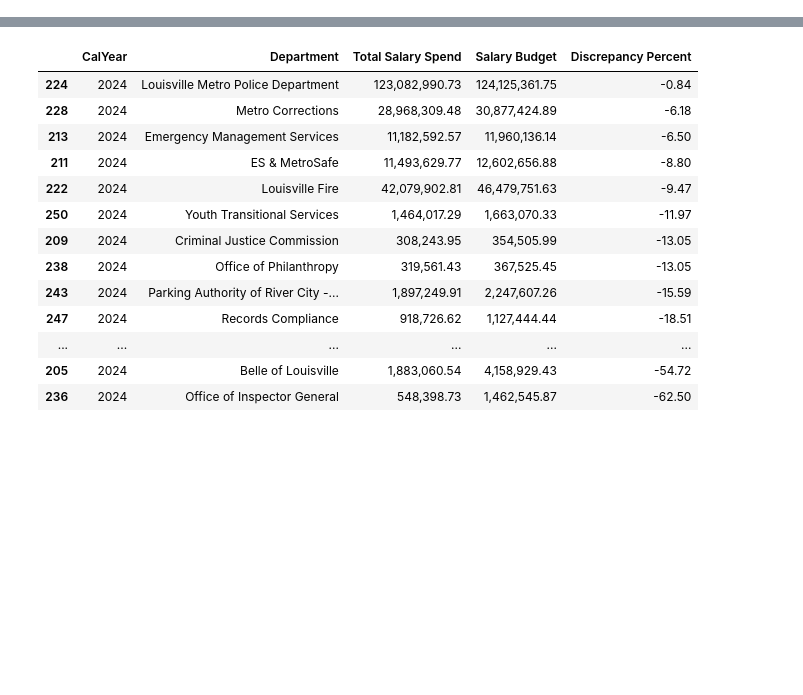
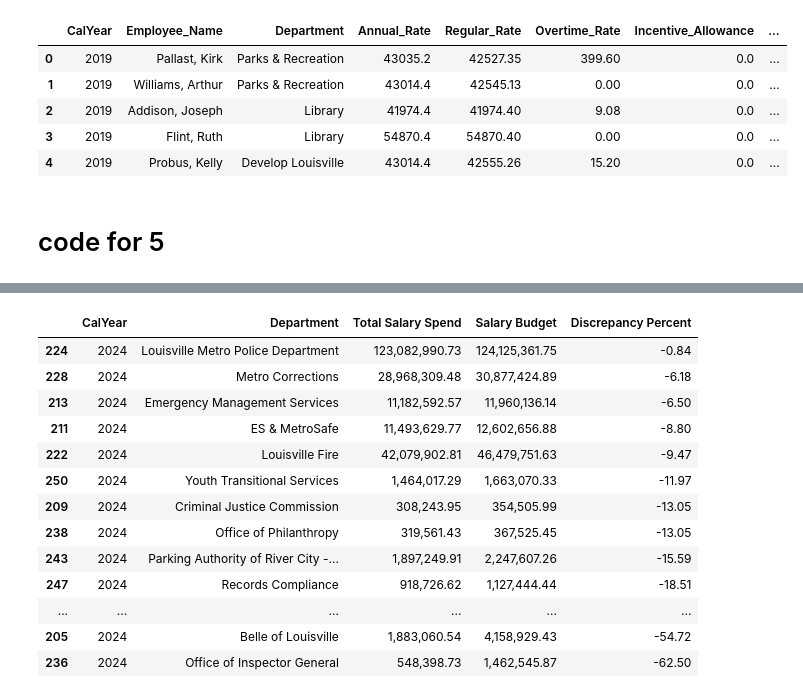
Before and after one commit to dmorton714/Louisville_stats, a Jupyter notebook: salary_dashboard/refactoring_dash.ipynb, the cells around one changed output, grey strips where cells are left out. Saved outputs shown, nothing was run; the diff lists cells and outputs as text; code cells hidden in the pictures; blank space fills up the shorter version.

```diff
--- a/salary_dashboard/refactoring_dash.ipynb
+++ b/salary_dashboard/refactoring_dash.ipynb
@@ -5,0 +32,34 @@ import plotly.graph_objects as go
+# %%
+def check_data_updated():
+    '''
+    This function checks when the salary data was last updated
+    to calculate 2024 salary data later.
+    '''
+    # Set up Selenium WebDriver
+    driver = webdriver.Chrome(service=Service(ChromeDriverManager().install()))
+
+    # URL of the page containing the data update info
+    url = "https://data.louisvilleky.gov/datasets/8bd82421c9b94c37925fb37edaa1c5e8_0/explore"
+
+    # Open the URL with Selenium
+    driver.get(url)
+
+    # Give some time for the page to load
+    driver.implicitly_wait(5)
+
+    # Targeting the specific list item that contains the "Data Updated" date and label
+    data_updated_item = driver.find_element(By.CSS_SELECTOR, "li.metadata-item[data-test='modified']")
+
+    # Extract both the date and label text
+    date_div = data_updated_item.find_elements(By.TAG_NAME, 'div')[0].text
+    label_div = data_updated_item.find_elements(By.TAG_NAME, 'div')[1].text
+
+    # Print the extracted information
+    print(f"Data Updated Date: {date_div}")
+    print(f"Label: {label_div}")
+
+    # Close the driver
+    driver.quit()
+
+# Call the function to check data update information
+check_data_updated()
@@ -428,0 +130,12 @@ def department_discrepancy(year, data):
+# %%
+data = process_salary_data(data, date_div)
+data.head()
+# %% [output]
+|  | CalYear | Employee_Name | Department | Annual_Rate | Regular_Rate | Overtime_Rate | Incentive_Allowance | ... |
+| 0 | 2019 | Pallast, Kirk | Parks & Recreation | 43035.2 | 42527.35 | 399.60 | 0.0 | ... |
+| 1 | 2019 | Williams, Arthur | Parks & Recreation | 43014.4 | 42545.13 | 0.00 | 0.0 | ... |
+| 2 | 2019 | Addison, Joseph | Library | 41974.4 | 41974.40 | 9.08 | 0.0 | ... |
+| 3 | 2019 | Flint, Ruth | Library | 54870.4 | 54870.40 | 0.00 | 0.0 | ... |
+| 4 | 2019 | Probus, Kelly | Develop Louisville | 43014.4 | 42555.26 | 15.20 | 0.0 | ... |
+# %% [markdown]
+# code for 5
```
Also changed, not shown: parts of 71 cells of this notebook, 2 other files.
